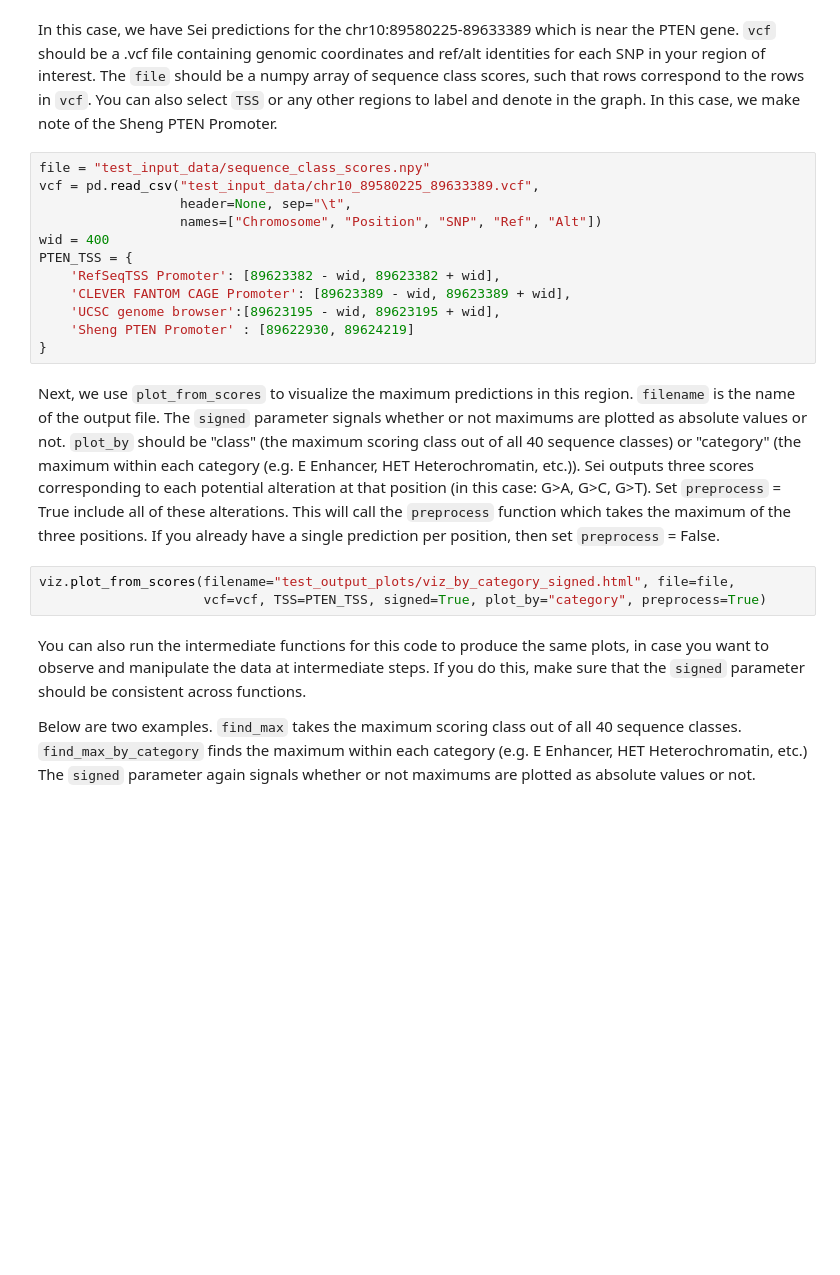
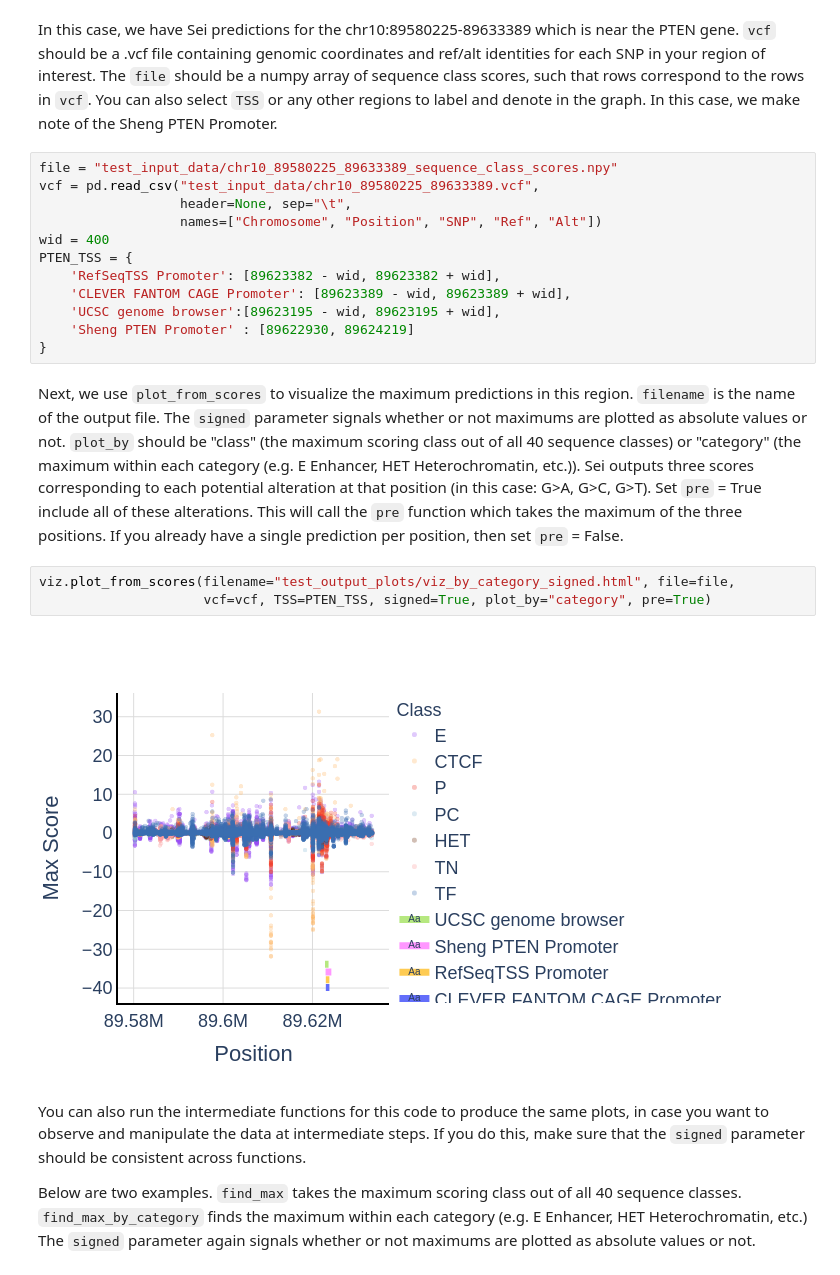
Before and after one commit to bmacedo-lgtm/SiFoN, a Jupyter notebook: tutorials/viz_tutorial.ipynb, the cells around one changed output. Cells and saved outputs as stored; diff of their text form; blank space fills up the shorter version.

Commit message:
add plots to juptyer in github

```diff
--- a/tutorials/viz_tutorial.ipynb
+++ b/tutorials/viz_tutorial.ipynb
@@ -7,7 +8,7 @@ from SiFoN import viz
 # %% [markdown]
 In this case, we have Sei predictions for the chr10:89580225-89633389 which is near the PTEN gene. `vcf` should be a .vcf file containing genomic coordinates and ref/alt identities for each SNP in your region of interest. The `file` should be a numpy array of sequence class scores, such that rows correspond to the rows in `vcf`. You can also select `TSS` or any other regions to label and denote in the graph. In this case, we make note of the Sheng PTEN Promoter.
 # %%
-file = "test_input_data/sequence_class_scores.npy"
+file = "test_input_data/chr10_89580225_89633389_sequence_class_scores.npy"
 vcf = pd.read_csv("test_input_data/chr10_89580225_89633389.vcf",
                   header=None, sep="\t",
                   names=["Chromosome", "Position", "SNP", "Ref", "Alt"])
@@ -19,10 +20,12 @@ PTEN_TSS = {
     'Sheng PTEN Promoter' : [89622930, 89624219]
 }
 # %% [markdown]
-Next, we use `plot_from_scores` to visualize the maximum predictions in this region. `filename` is the name of the output file. The `signed` parameter signals whether or not maximums are plotted as absolute values or not. `plot_by` should be "class" (the maximum scoring class out of all 40 sequence classes) or "category"  (the maximum within each category (e.g. E Enhancer, HET Heterochromatin, etc.)). Sei outputs three scores corresponding to each potential alteration at that position (in this case: G>A, G>C, G>T). Set `preprocess` = True include all of these alterations. This will call the `preprocess` function which takes the maximum of the three positions. If you already have a single prediction per position, then set `preprocess` = False.
+Next, we use `plot_from_scores` to visualize the maximum predictions in this region. `filename` is the name of the output file. The `signed` parameter signals whether or not maximums are plotted as absolute values or not. `plot_by` should be "class" (the maximum scoring class out of all 40 sequence classes) or "category"  (the maximum within each category (e.g. E Enhancer, HET Heterochromatin, etc.)). Sei outputs three scores corresponding to each potential alteration at that position (in this case: G>A, G>C, G>T). Set `pre` = True include all of these alterations. This will call the `pre` function which takes the maximum of the three positions. If you already have a single prediction per position, then set `pre` = False.
 # %%
 viz.plot_from_scores(filename="test_output_plots/viz_by_category_signed.html", file=file,
-                     vcf=vcf, TSS=PTEN_TSS, signed=True, plot_by="category", preprocess=True)
+                     vcf=vcf, TSS=PTEN_TSS, signed=True, plot_by="category", pre=True)
+# %% [output]
+[figure, added]
 # %% [markdown]
 You can also run the intermediate functions for this code to produce the same plots, in case you want to observe and manipulate the data at intermediate steps. If you do this, make sure that the `signed` parameter should be consistent across functions.
 
```
Also changed, not shown: parts of 3 cells of this notebook, 14 other files.
